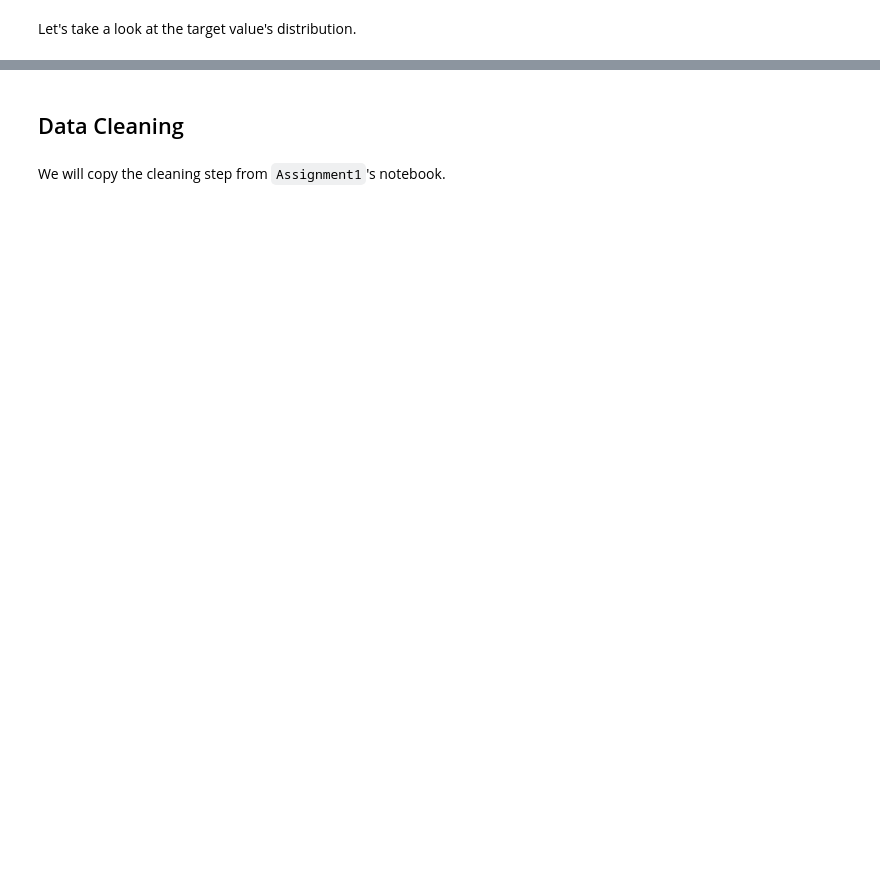
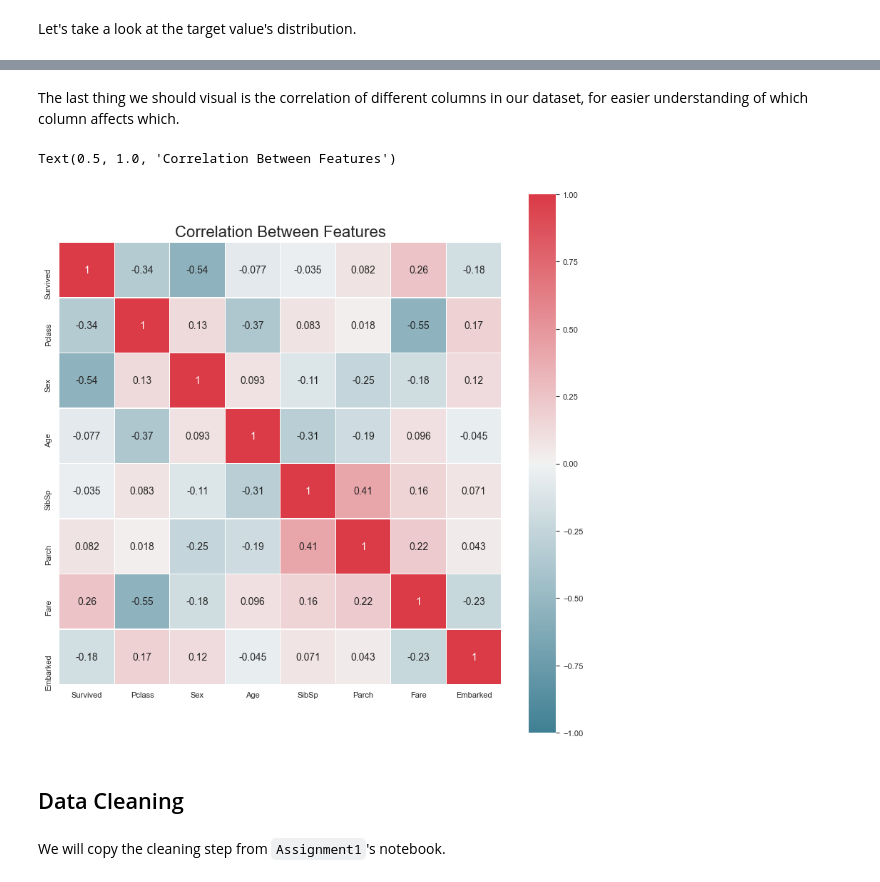
Before and after one commit to LooLzzz/afeka-titanic-ml, a Jupyter notebook: Assignment3/notebook.ipynb, the cells around one changed output, grey strips where cells are left out. Drawn from its saved outputs; the diff is of its cells as text; code cells hidden in the pictures; blank space fills up the shorter version.

```diff
--- a/Assignment3/notebook.ipynb
+++ b/Assignment3/notebook.ipynb
@@ -129,3 +228,17 @@ For the complete data exploration, see `Assignment1`'s notebook.
+# %% [markdown]
+The last thing we should visual is the correlation of different columns in our dataset, for easier understanding of which column affects which.
+# %%
+tmp = train.copy()
+tmp['Sex'] = tmp['Sex'].astype('category').cat.codes
+tmp['Embarked'] = tmp['Embarked'].astype('category').cat.codes
+corr = tmp.corr()
+
+plt.figure(figsize=(10, 10))
+ax = sns.heatmap(corr, vmax=1, vmin=-1, linewidths=0.01, square=True, annot=True, cmap=sns.diverging_palette(220, 10, as_cmap=True), linecolor="white")
+ax.set_title('Correlation Between Features', fontsize=16)
+# %% [output]
+Text(0.5, 1.0, 'Correlation Between Features')
+[figure, added]
 # %% [markdown]
 ## Data Cleaning
 # %% [markdown]
```
Also changed, not shown: parts of 78 cells of this notebook, 3 other files.
